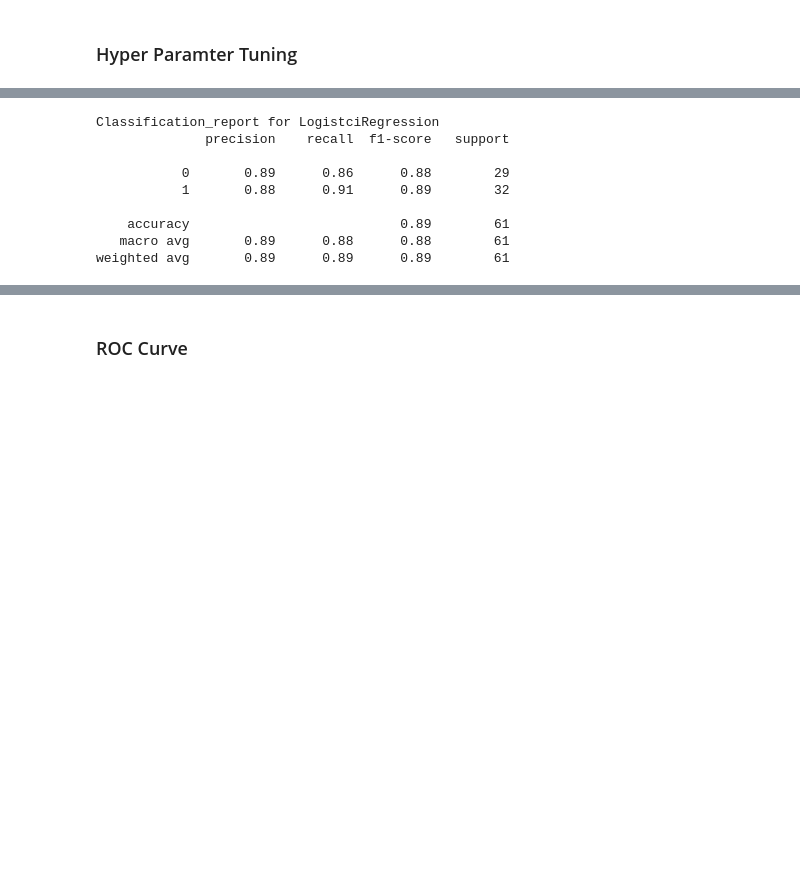
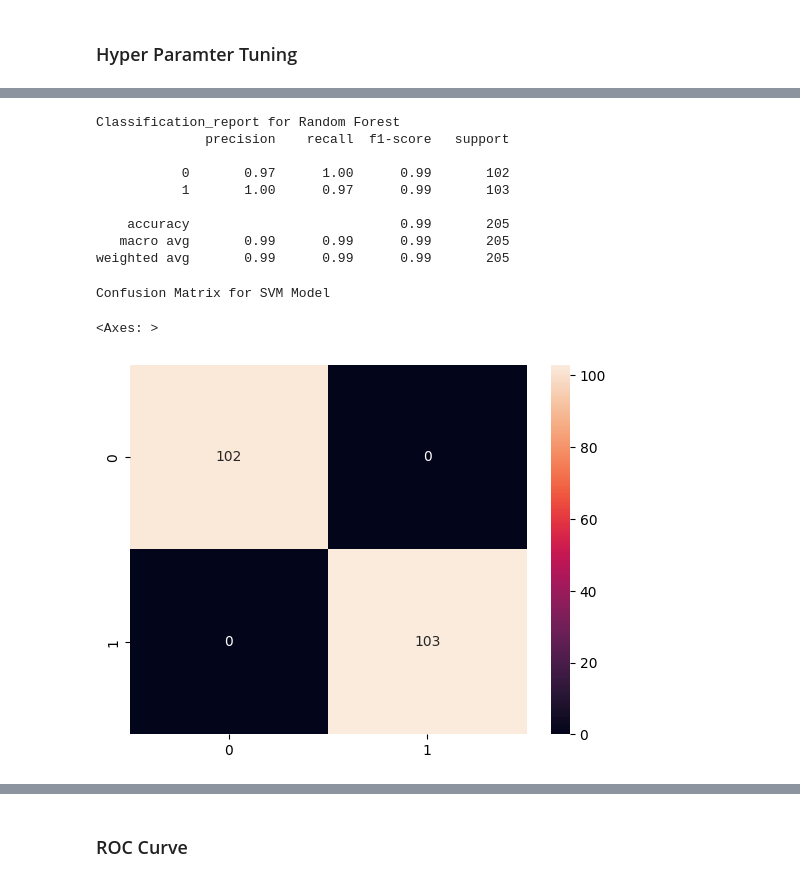
Before and after one commit to edasaruhan/Assingment_ML_kili66, a Jupyter notebook: heart_disease_prediction.ipynb, the cells around one changed output, grey strips where cells are left out. Drawn from its saved outputs; the diff is of its cells as text; code cells hidden in the pictures; blank space fills up the shorter version.

```diff
--- a/heart_disease_prediction.ipynb
+++ b/heart_disease_prediction.ipynb
@@ -317,13 +322,20 @@ Confusion Matrix for Logistic Regression Model
 # %%
-print("Classification_report for LogistciRegression")
-print(classification_report(y_test, y_pred_lr))
+print("Classification_report for Random Forest")
+print(classification_report(y_test, y_pred_rf))
 # %% [output]
-Classification_report for LogistciRegression
+Classification_report for Random Forest
               precision    recall  f1-score   support
 
-           0       0.89      0.86      0.88        29
-           1       0.88      0.91      0.89        32
+           0       0.97      1.00      0.99       102
+           1       1.00      0.97      0.99       103
 
-    accuracy                           0.89        61
-   macro avg       0.89      0.88      0.88        61
-weighted avg       0.89      0.89      0.89        61
+    accuracy                           0.99       205
+   macro avg       0.99      0.99      0.99       205
+weighted avg       0.99      0.99      0.99       205
+# %%
+print("Confusion Matrix for SVM Model")
+sns.heatmap(confusion_matrix(y_test,y_pred_svm), fmt='d', annot=True)
+# %% [output]
+Confusion Matrix for SVM Model
+<Axes: >
+[figure, added]
```
Also changed, not shown: parts of 37 cells of this notebook, 4 other files.
